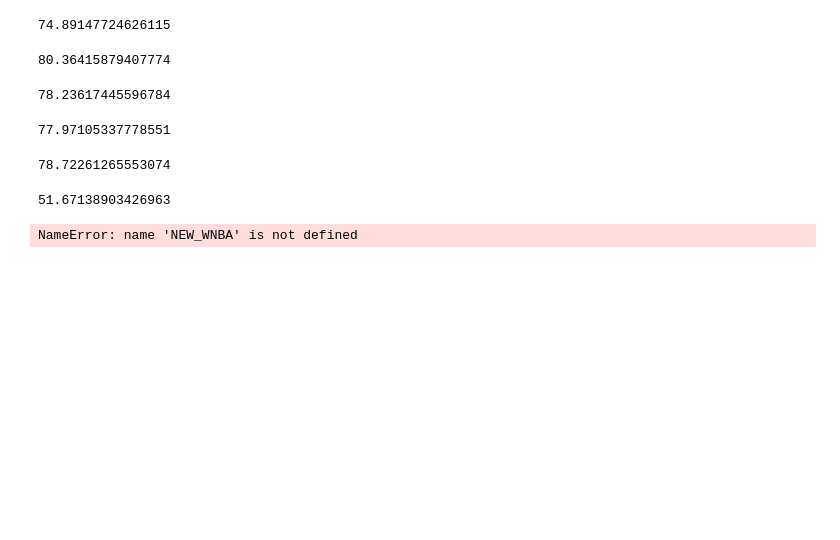
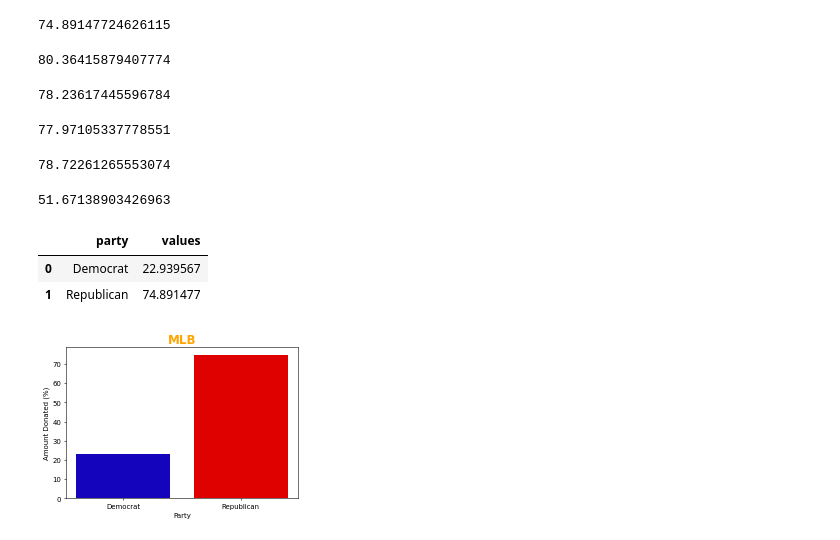
Before and after one commit to richcoca/CIS9655Project, a Jupyter notebook: Project- Part 2.ipynb, the cells around one changed output. Drawn from its saved outputs; the diff is of its cells as text; code cells hidden in the pictures; blank space fills up the shorter version.

```diff
--- a/Project- Part 2.ipynb
+++ b/Project- Part 2.ipynb
@@ -312,10 +330,24 @@ New_RWNBA = RWNBA3/RWNBA2 * 100
 New_RWNBA
 # %% [output]
 51.67138903426963
-# %%
-#DataFrame for Leagues
-data3 = { 'year': ['2016','2018','2020'], 'values' :[New_MLB,New_NBA,New_NFL,New_NHL,New_NASCAR,NEW_WNBA]}
-info3 = pd.DataFrame(data3)
-info3
-# %% [output]
-NameError: name 'NEW_WNBA' is not defined
+# %%
+#DataFrame for  League-MLB
+data4 = {'party':['Democrat','Republican', ], 'values': [New_MLB, New_RMLB]}
+info4 = pd.DataFrame(data4)
+info4
+# %% [output]
+|  | party | values |
+| 0 | Democrat | 22.939567 |
+| 1 | Republican | 74.891477 |
+# %%
+fig, ax = plt.subplots()
+ax.bar(info4 ['party'], info4 ['values'], label = ['Democrat','Republican'],color = ['#1405BD', '#DE0100'])
+
+ax.set_xlabel('Party')
+ax.set_ylabel('Amount Donated (%)')
+ax.set_title('MLB',fontweight='bold', color = 'orange', fontsize='17', horizontalalignment='center')
+
+fig.set_dpi(50)
+plt.show()
+# %% [output]
+[figure, added]
```
Also changed, not shown: parts of 7 cells of this notebook.
